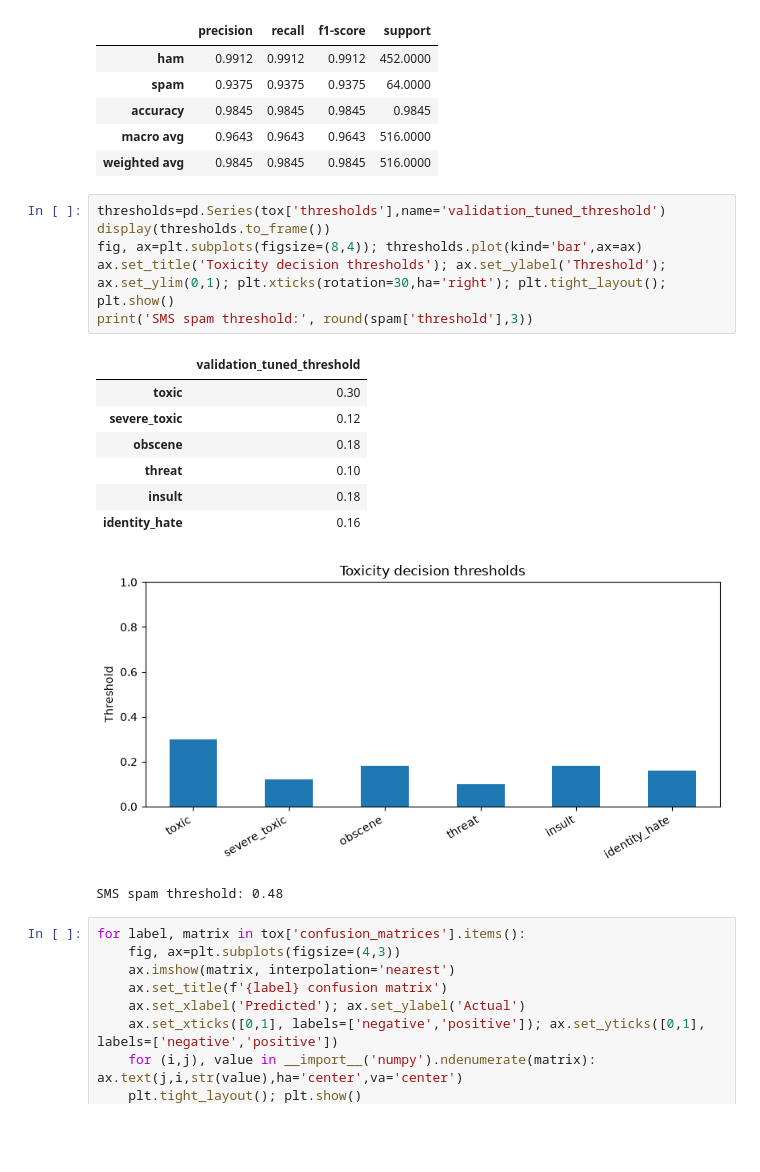
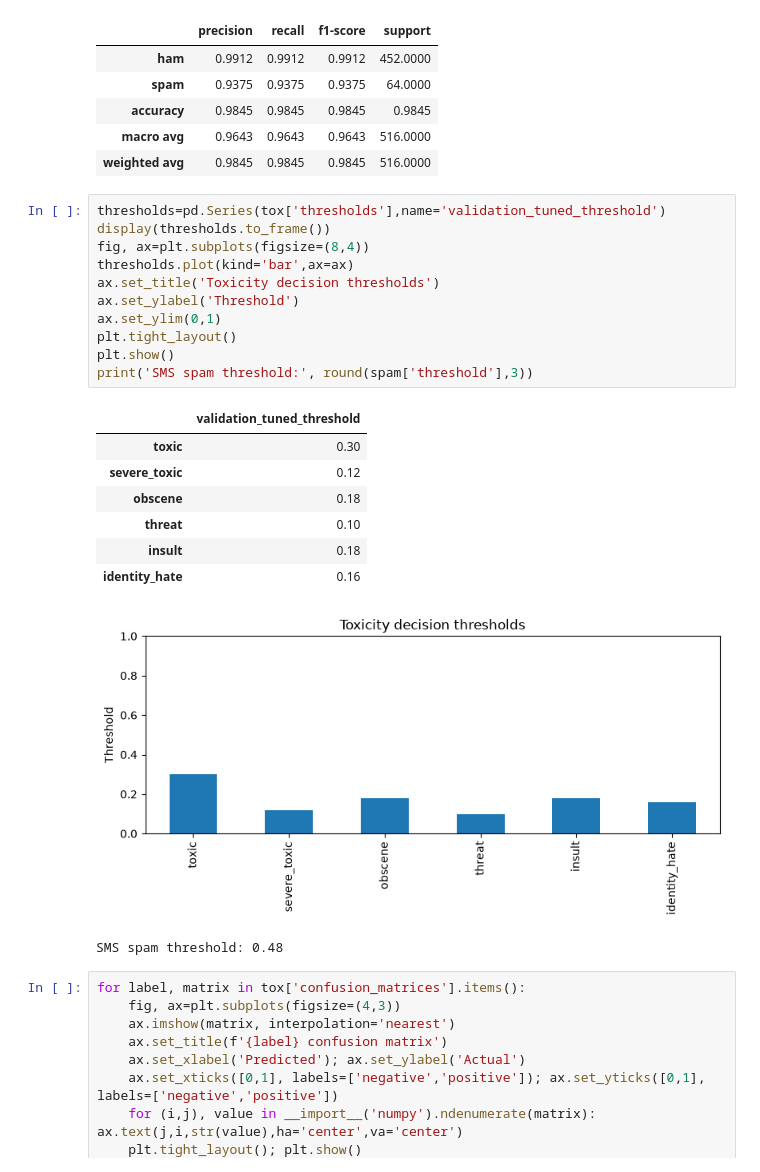
Before and after one commit to AvinashJaiswal-SPIRIT/Group-03_Social-Community-app, a Jupyter notebook: notebooks/02_evaluation.ipynb, the cells around one changed output. Drawn from its saved outputs; the diff is of its cells as text; blank space fills up the shorter version.

```diff
--- a/notebooks/02_evaluation.ipynb
+++ b/notebooks/02_evaluation.ipynb
@@ -42,18 +42,23 @@ display(pd.DataFrame(spam['classification_report']).T.round(4))
 # %%
 thresholds=pd.Series(tox['thresholds'],name='validation_tuned_threshold')
 display(thresholds.to_frame())
-fig, ax=plt.subplots(figsize=(8,4)); thresholds.plot(kind='bar',ax=ax)
-ax.set_title('Toxicity decision thresholds'); ax.set_ylabel('Threshold'); ax.set_ylim(0,1); plt.xticks(rotation=30,ha='right'); plt.tight_layout(); plt.show()
+fig, ax=plt.subplots(figsize=(8,4))
+thresholds.plot(kind='bar',ax=ax)
+ax.set_title('Toxicity decision thresholds')
+ax.set_ylabel('Threshold')
+ax.set_ylim(0,1)
+plt.tight_layout()
+plt.show()
 print('SMS spam threshold:', round(spam['threshold'],3))
 # %% [output]
 |  | validation_tuned_threshold |
 | toxic | 0.30 |
 | severe_toxic | 0.12 |
 | obscene | 0.18 |
 | threat | 0.10 |
 | insult | 0.18 |
 | identity_hate | 0.16 |
-[figure, old version]
+[figure, new version]
 SMS spam threshold: 0.48
 # %%
 for label, matrix in tox['confusion_matrices'].items():
```
Also changed, not shown: 53 other files.
